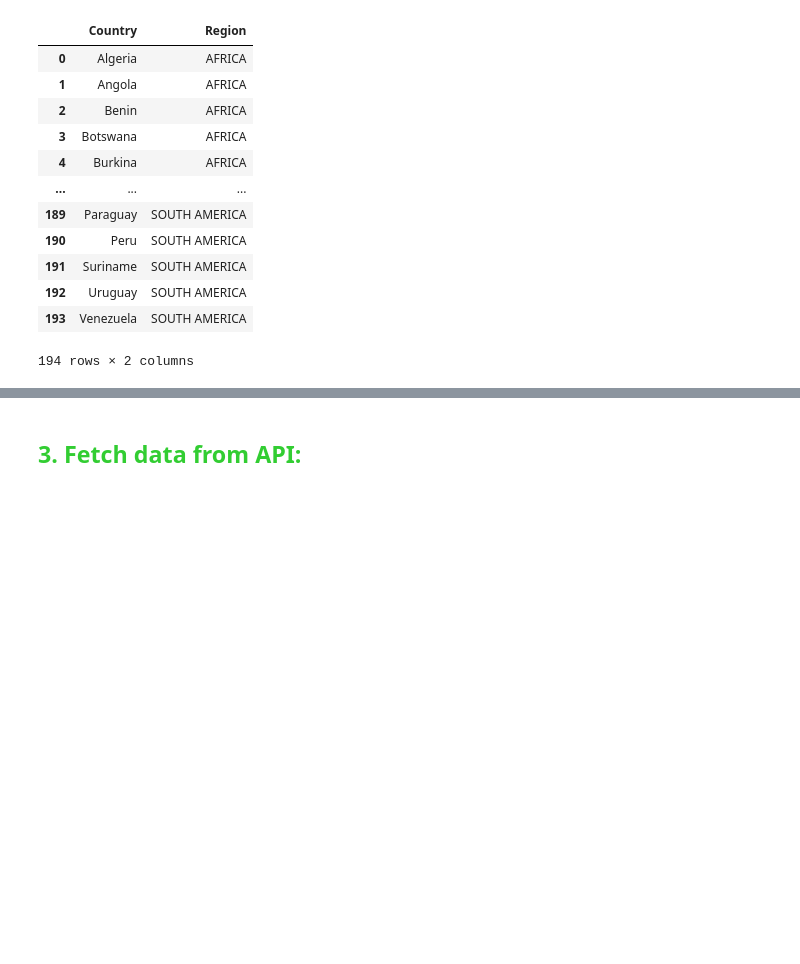
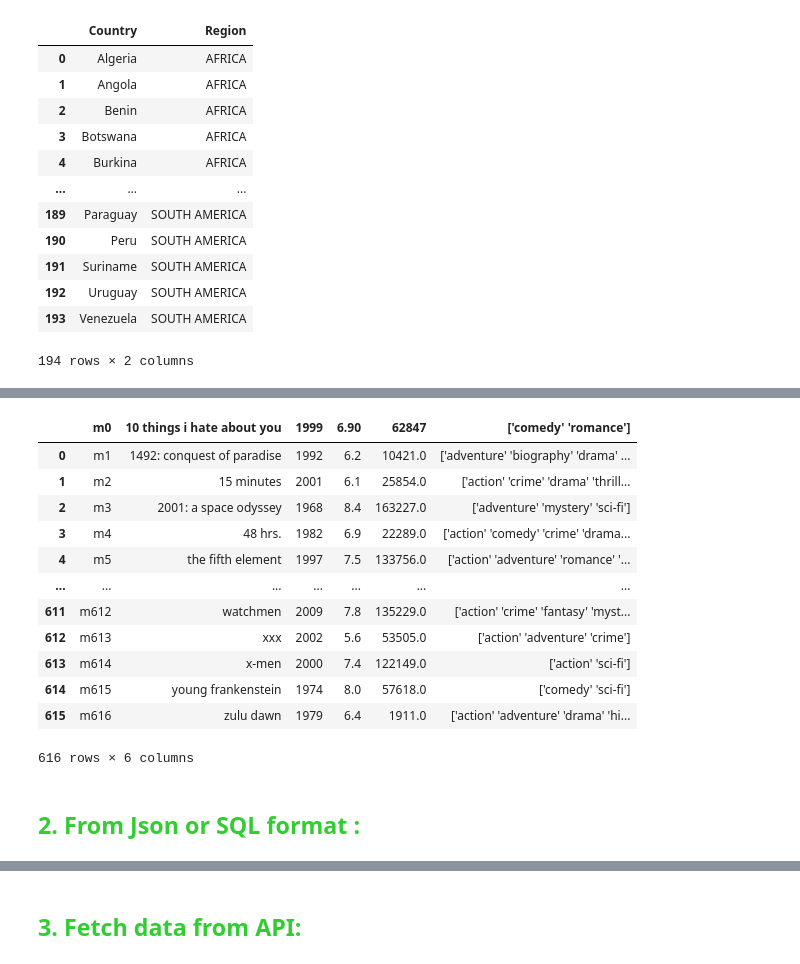
Before and after one commit to himanshusingh0905/ML-Notes, a Jupyter notebook: data-gathering.ipynb, the cells around one changed output, grey strips where cells are left out. Saved outputs shown, nothing was run; the diff lists cells and outputs as text; code cells hidden in the pictures; blank space fills up the shorter version.

```diff
--- a/data-gathering.ipynb
+++ b/data-gathering.ipynb
@@ -151,3 +208,22 @@ Here are some of the attributes of the <i>Response object</i> that you can acces
+# %%
+df = pd.read_csv("datasets/movie_titles_metadata.tsv",sep='\t')
+df
+# %% [output]
+|  | m0 | 10 things i hate about you | 1999 | 6.90 | 62847 | ['comedy' 'romance'] |
+| 0 | m1 | 1492: conquest of paradise | 1992 | 6.2 | 10421.0 | ['adventure' 'biography' 'drama' ... |
+| 1 | m2 | 15 minutes | 2001 | 6.1 | 25854.0 | ['action' 'crime' 'drama' 'thrill... |
+| 2 | m3 | 2001: a space odyssey | 1968 | 8.4 | 163227.0 | ['adventure' 'mystery' 'sci-fi'] |
+| 3 | m4 | 48 hrs. | 1982 | 6.9 | 22289.0 | ['action' 'comedy' 'crime' 'drama... |
+| 4 | m5 | the fifth element | 1997 | 7.5 | 133756.0 | ['action' 'adventure' 'romance' '... |
+| ... | ... | ... | ... | ... | ... | ... |
+| 611 | m612 | watchmen | 2009 | 7.8 | 135229.0 | ['action' 'crime' 'fantasy' 'myst... |
+| 612 | m613 | xxx | 2002 | 5.6 | 53505.0 | ['action' 'adventure' 'crime'] |
+| 613 | m614 | x-men | 2000 | 7.4 | 122149.0 | ['action' 'sci-fi'] |
+| 614 | m615 | young frankenstein | 1974 | 8.0 | 57618.0 | ['comedy' 'sci-fi'] |
+| 615 | m616 | zulu dawn | 1979 | 6.4 | 1911.0 | ['action' 'adventure' 'drama' 'hi... |
+616 rows × 6 columns
+# %% [markdown]
+<h2 style="color:rgb(50, 205, 50)"> 2. From Json or SQL format :</h2>
 # %% [markdown]
 ![green-divider](https://user-images.githubusercontent.com/7065401/52071924-c003ad80-2562-11e9-8297-1c6595f8a7ff.png)
 # %% [markdown]
```
Also changed, not shown: parts of 14 cells of this notebook.
